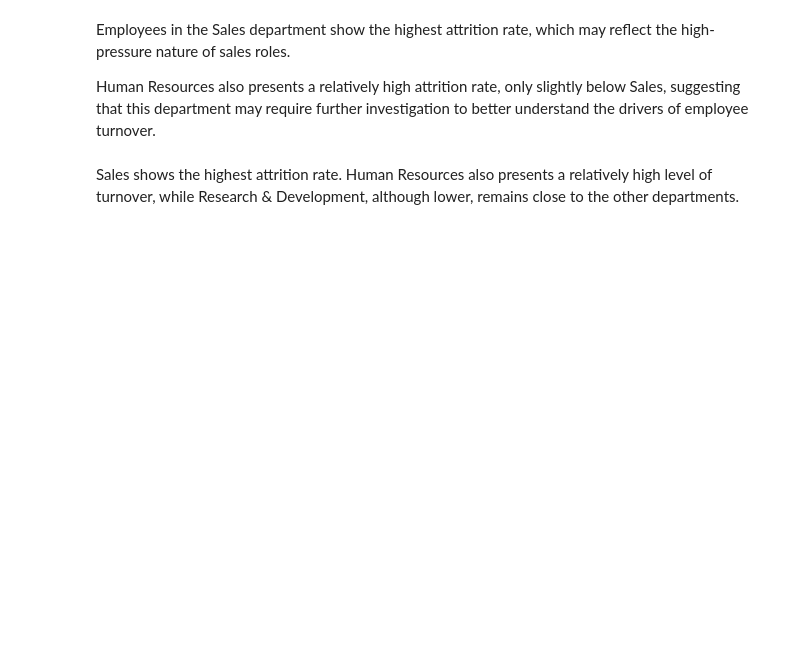
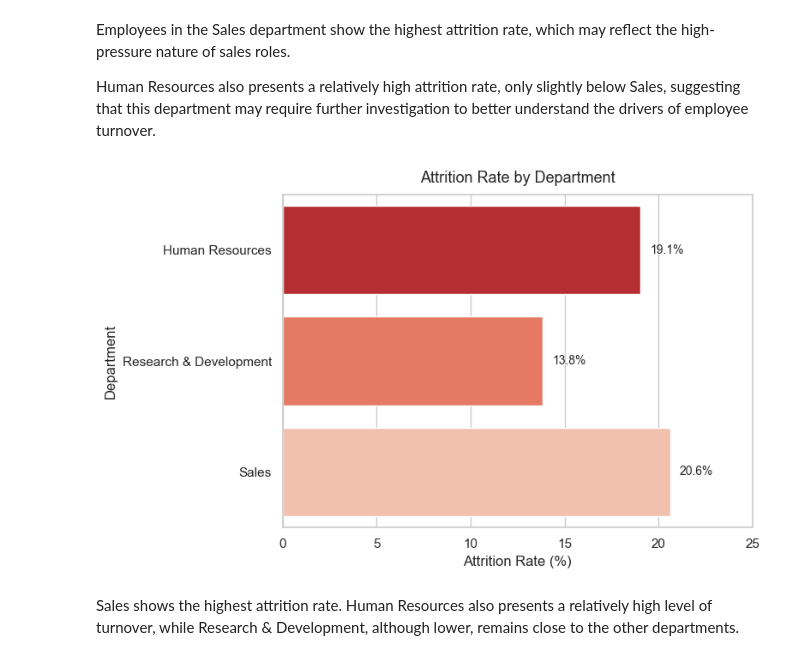
Before and after one commit to joaolouzada12/hr-employee-attrition-analysis, a Jupyter notebook: notebook/attrition_analysis.ipynb, the cells around one changed output. Cells and saved outputs as stored; diff of their text form; code cells hidden in the pictures; blank space fills up the shorter version.

```diff
--- a/notebook/attrition_analysis.ipynb
+++ b/notebook/attrition_analysis.ipynb
@@ -131,28 +161,30 @@ Human Resources also presents a relatively high attrition rate, only slightly be
 # %%
 plt.figure(figsize=(8, 5))
 
 sns.barplot(
     data=attrition_department,
     y="Department",
     x="Exited",
     hue="Department",
-    palette="Blues_d",
+    palette="Reds_r",
     legend=False
 )
 
 for i, v in enumerate(attrition_department["Exited"]):
     plt.text(v + 0.5, i, f"{v:.1f}%", va='center', fontsize=10)
 
 plt.title("Attrition Rate by Department", fontsize=13, pad=10)
 plt.xlabel("Attrition Rate (%)")
 plt.ylabel("Department")
 
 plt.xlim(0, 25)
 
 plt.tight_layout()
 
 plt.savefig("../images/attrition_department.png", dpi=300, bbox_inches="tight")
 plt.show()
+# %% [output]
+[figure, added]
 # %% [markdown]
 Sales shows the highest attrition rate. Human Resources also presents a relatively high level of turnover, while Research & Development, although lower, remains close to the other departments.
 # %%
```
Also changed, not shown: parts of 33 cells of this notebook, 5 other files.
